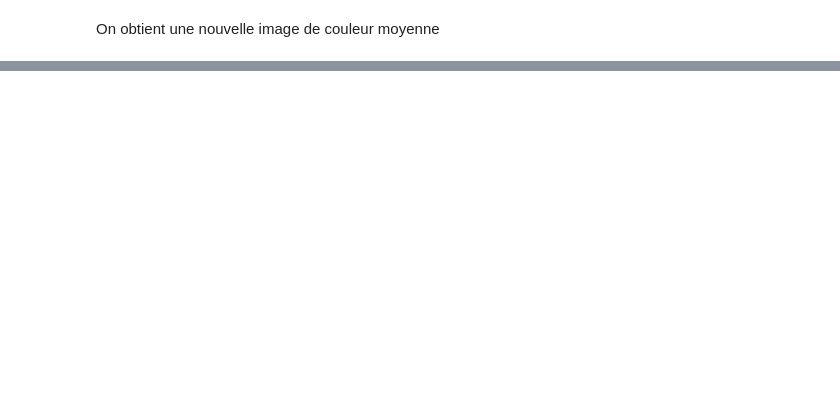
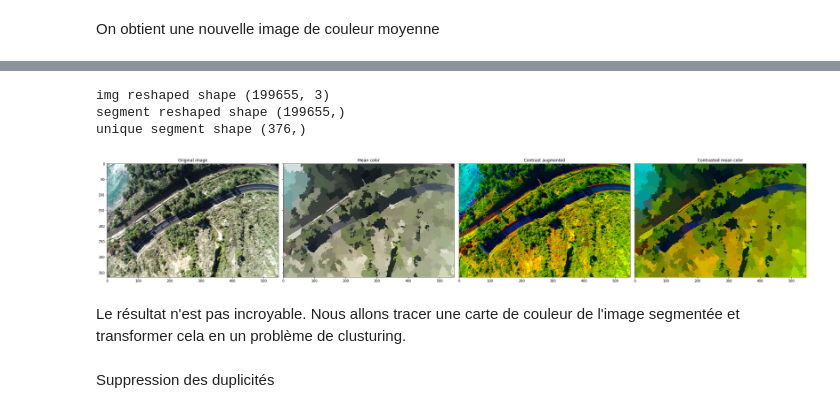
Before and after one commit to VictorNigretto/ProjetLong, a Jupyter notebook: Segmentation_non_supervisée_"facile".ipynb, the cells around one changed output, grey strips where cells are left out. Drawn from its saved outputs; the diff is of its cells as text; code cells hidden in the pictures; blank space fills up the shorter version.

```diff
--- a/Segmentation_non_supervisée_"facile".ipynb
+++ b/Segmentation_non_supervisée_"facile".ipynb
@@ -139,0 +138,40 @@ On peut maintenant associer à chacune de ces couleurs un label
+# %%
+from skimage.color import rgb2hsv, hsv2rgb
+
+image_hsv = rgb2hsv(image)
+
+#print(np.shape(image_hsv))
+#print(image_hsv)
+
+image_hsv[:,:,1] = 1
+img_contrasted = hsv2rgb(image_hsv)
+# %%
+img_contrasted_mean = mean_color(img_contrasted, segments_quick)
+
+fig, ax = plt.subplots(1, 4, figsize=(30, 30), sharex=True, sharey=True)
+
+#ax[0].imshow(image)
+#ax[0].set_title('Original resized image')
+
+ax[0].imshow(image)
+ax[0].set_title('Original image')
+
+ax[1].imshow(mean_img)
+ax[1].set_title('Mean color')
+
+ax[2].imshow(img_contrasted)
+ax[2].set_title('Contrast augmented')
+
+ax[3].imshow(img_contrasted_mean)
+ax[3].set_title('Contrasted mean color')
+plt.tight_layout()
+plt.show()
+# %% [output]
+img reshaped shape (199655, 3)
+segment reshaped shape (199655,)
+unique segment shape (376,)
+[figure, added]
+# %% [markdown]
+Le résultat n'est pas incroyable. Nous allons tracer une carte de couleur de l'image segmentée et transformer cela en un problème de clusturing.
+# %% [markdown]
+Suppression des duplicités
```
Also changed, not shown: parts of 11 cells of this notebook.
